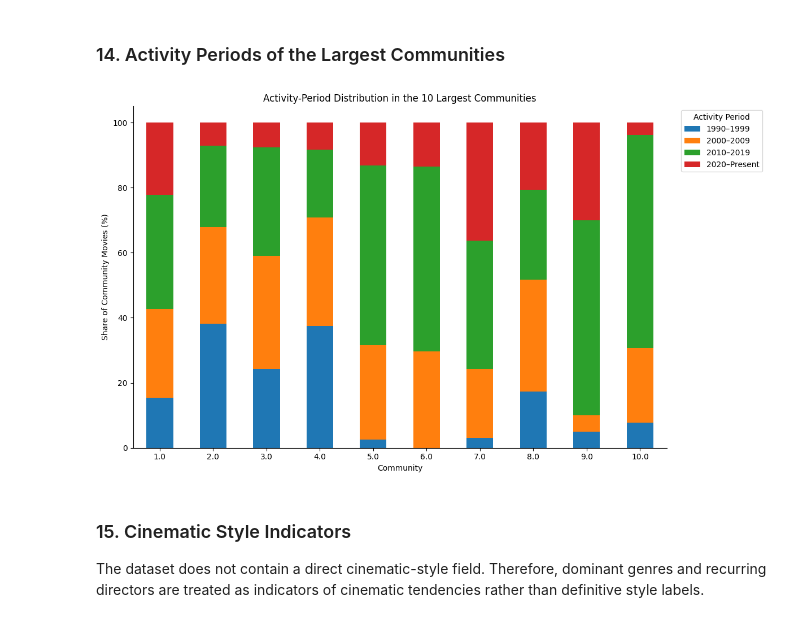
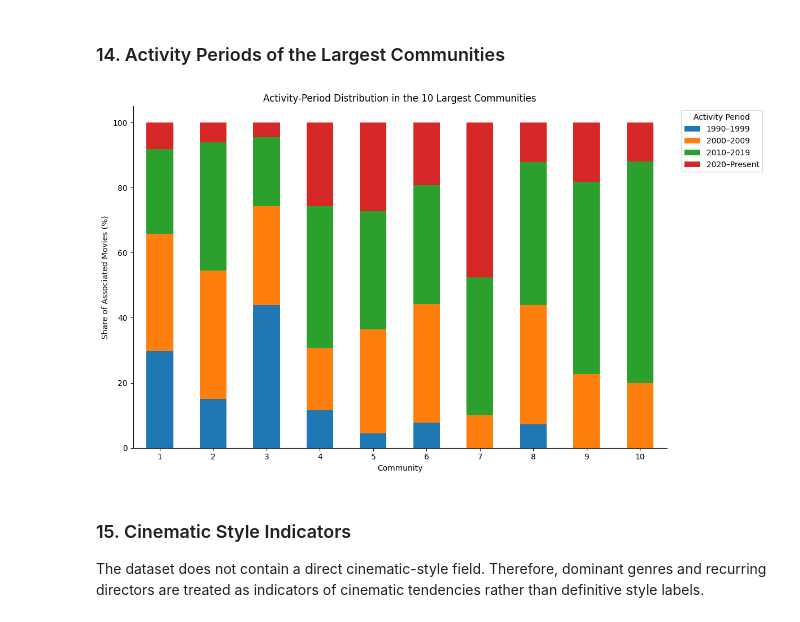
Before and after one commit to yana-g/graph-analysis, a Jupyter notebook: 03_Community_Analysis.ipynb, the cells around one changed output. Drawn from its saved outputs; the diff is of its cells as text; code cells hidden in the pictures.

```diff
--- a/03_Community_Analysis.ipynb
+++ b/03_Community_Analysis.ipynb
@@ -1193,11 +1265,13 @@ for community_id, community in enumerate(
     communities,
     start=1
 ):
-    community_movies = period_c_df[
-        period_c_df["community"].eq(
+    community_movies = community_movie_df[
+        community_movie_df["community"].eq(
             community_id
         )
-    ]
+    ].drop_duplicates(
+        subset="page_id"
+    )
 
     top_actors = get_top_actors_in_community(
         G_period_c,
@@ -1219,8 +1293,8 @@ for community_id, community in enumerate(
     community_summary_rows.append({
         "Community": community_id,
         "Actors": len(community),
-        "Movies": len(community_movies),
-        "Movie Share (%)": round(
+        "Associated Movies": len(community_movies),
+        "Associated Movie Share (%)": round(
             len(community_movies)
             / total_period_movies
             * 100,
@@ -1277,7 +1351,7 @@ community_summary_df = (
     .sort_values(
         [
             "Actors",
-            "Movies"
+            "Associated Movies"
         ],
         ascending=False
     )
@@ -1321,11 +1395,17 @@ largest_ids = (
 )
 
 activity_distribution = (
-    period_c_df[
-        period_c_df["community"].isin(
+    community_movie_df[
+        community_movie_df["community"].isin(
             largest_ids
         )
     ]
+    .drop_duplicates(
+        subset=[
+            "community",
+            "page_id"
+        ]
+    )
     .groupby(
         [
             "community",
@@ -1345,35 +1425,35 @@ activity_share = (
         axis=0
     )
     * 100
 )
 
 ax = activity_share.plot(
     kind="bar",
     stacked=True,
     figsize=(12, 7)
 )
 
 ax.set_title(
     "Activity-Period Distribution in the 10 Largest Communities"
 )
 ax.set_xlabel("Community")
-ax.set_ylabel("Share of Community Movies (%)")
+ax.set_ylabel("Share of Associated Movies (%)")
 ax.tick_params(
     axis="x",
     rotation=0
 )
 ax.spines["top"].set_visible(False)
 ax.spines["right"].set_visible(False)
 ax.legend(
     title="Activity Period",
     bbox_to_anchor=(1.02, 1),
     loc="upper left"
 )
 
 plt.tight_layout()
 plt.show()
 # %% [output]
-[figure, old version]
+[figure, new version]
 # %% [markdown]
 ### 15. Cinematic Style Indicators
 
```
Also changed, not shown: parts of 14 cells of this notebook.
